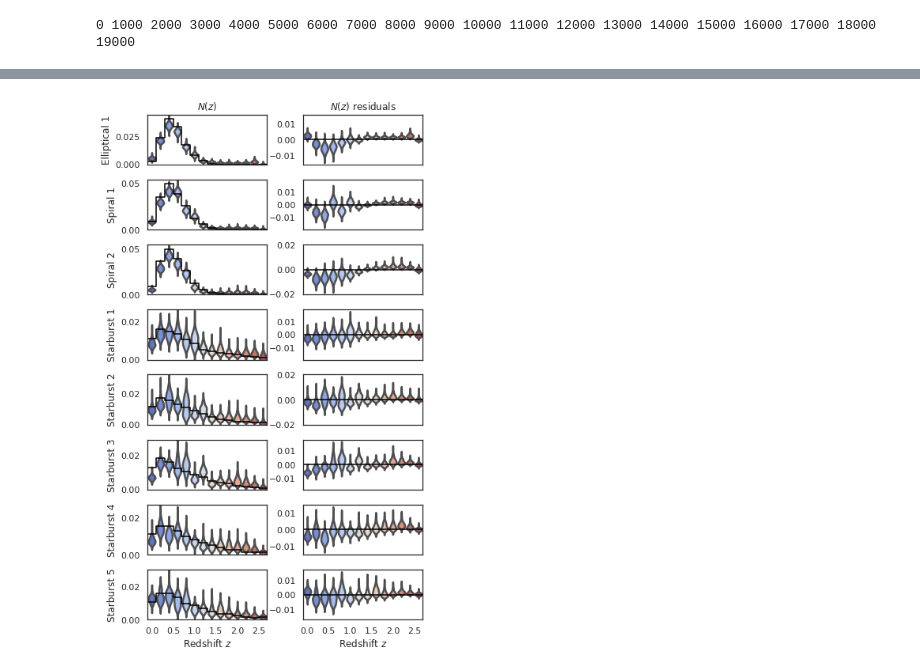
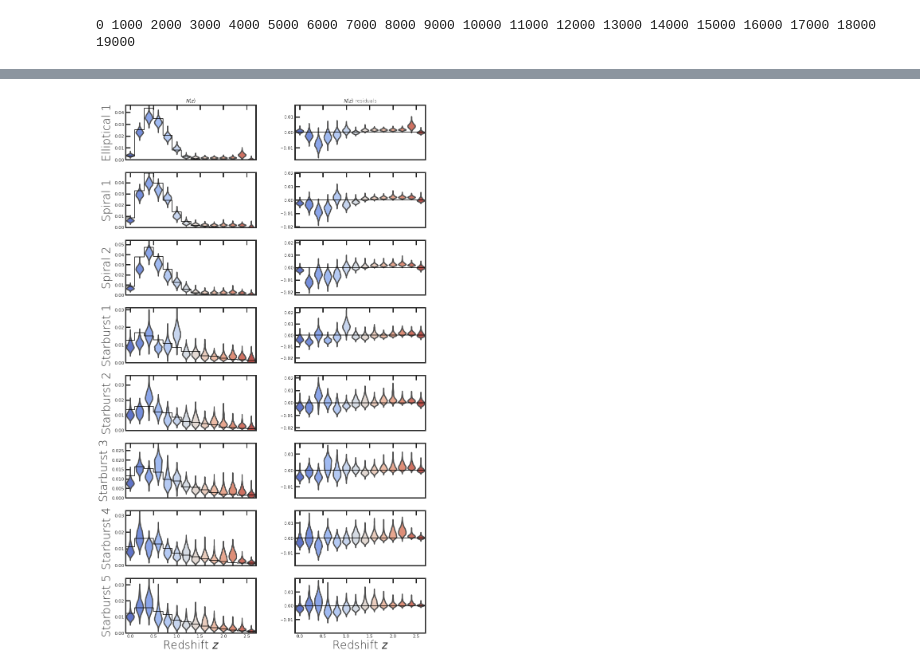
Before and after one commit to sylvielsstfr/Photoz-tools, a Jupyter notebook: Photoz galaxy survey mock and N(z) inference.ipynb, the cells around one changed output, grey strips where cells are left out. Drawn from its saved outputs; the diff is of its cells as text; code cells hidden in the pictures.

```diff
--- a/Photoz galaxy survey mock and N(z) inference.ipynb
+++ b/Photoz galaxy survey mock and N(z) inference.ipynb
@@ -391,0 +502,6 @@ fig.tight_layout()
+# %%
+fig, axs = plt.subplots(1, nf, figsize=(16,4))
+for jf in range(nf):
+    axs[jf].hist(f_obs_err[:,jf], density=True, bins=150, histtype='step', lw=3)
+    axs[jf].set_xlabel(filters[jf]+' err')
+fig.tight_layout()
@@ -392,6 +512,6 @@ fig.tight_layout()
 # %%
 # Let's plot the model and the noisy magnitudes for our mock catalogue
-fig, axs = plt.subplots(nt, nf-1, figsize=(8,nt*1.5), sharex=True, sharey=False)
+fig, axs = plt.subplots(nt, nf-1, figsize=(16,nt*3), sharex=True, sharey=False)
 for it in range(nt):
     ind = (types == it)
     for jf in range(nf-1):
@@ -411,7 +533,7 @@ fig.tight_layout()
 # %%
 # Another way to visualize it: colours vs colours
 cols = sns.color_palette("hls", nt)
-fig, axs = plt.subplots(2, (nf-1)*(nf-2)//4, figsize=(8, 6))
+fig, axs = plt.subplots(2, (nf-1)*(nf-2)//4, figsize=(16, 12))
 axs = axs.ravel()
 off = - 1
 for jf in range(nf-1):
@@ -491,7 +615,7 @@ for i in range(nobj):
 # %%
 # plot likelihood function for a few randomly picked objects
 # color coded by type.
-fig2, axs = plt.subplots(4, 3, figsize=(8, 8), sharex=False, sharey=False)
+fig2, axs = plt.subplots(4, 3, figsize=(16, 16), sharex=False, sharey=False)
 axs = axs.ravel()
 ri = np.random.choice(np.arange(nobj), axs.size, replace=False)
 for i in range(len(ri)):
@@ -599,7 +722,7 @@ nsamples, nz, nt, nm = fbs_samples_ztm.shape
 # %%
 # Plot the results!
 # Here, the truth + violin plots of the sampled N(z) per type with magnitude marginalized.
-fig, axs = plt.subplots(nt, 2, figsize=(6, 10), sharex=True)
+fig, axs = plt.subplots(nt, 2, figsize=(12, 20), sharex=True)
 fbs_samples_zt = fbs_samples_ztm[:,:,:,:].sum(axis=3)
 N_truth = float(truth_ztm_full.sum())
 
@@ -628,33 +751,33 @@ for i in range(nt):
 
     v1, v2 = ax.get_ylim()
     v1, v2 = ax.get_ylim()
     ax.set_ylim([0, v2])
     if i == 1:
         ax.set_ylim([0, 0.11])
     ax.set_ylim([0, 0.95*v2])
     ax.set_xticks(np.arange(0, 3, 0.5)/binsize)
     ax.set_xticklabels(np.arange(0, 3, 0.5))
     ax.set_ylabel(names[i])
 
     ax = axs[i, 1]
     ax.plot(np.concatenate(([z_grid2[0]/binsize-1.0], z_grid2/binsize)),
             np.concatenate(([0], 0*truth)), color='k', lw=linewidth, marker=None)
     df = pd.DataFrame((fbs_samples_zt[:,:,i]-truth), columns=z_grid2)
     sns.violinplot(data = df, width=4*binsize, scale_hue=False, scale='width', ax=ax,
                   inner=None, palette="coolwarm")
     v1, v2 = ax.get_ylim()
     v3 = np.max([np.abs(v1), np.abs(v2)])
     #v3 = 0.024
     ax.set_ylim([-v3, v3])
     ax.set_xticks(np.arange(0, 3, 0.5)/binsize)
     ax.set_xticklabels(np.arange(0, 3, 0.5))
 axs[0, 0].set_title(r'$N(z)$')
 axs[0, 1].set_title(r'$N(z)$ residuals')
 axs[-1, 0].set_xlabel(r'Redshift $z$')
 axs[-1, 1].set_xlabel(r'Redshift $z$')
 fig.tight_layout()
 fig.subplots_adjust(wspace=0.3)
 # %% [output]
-[figure, old version]
+[figure, new version]
 # %%
 # Same but with type marginalized.
```
Also changed, not shown: parts of 48 cells of this notebook.
